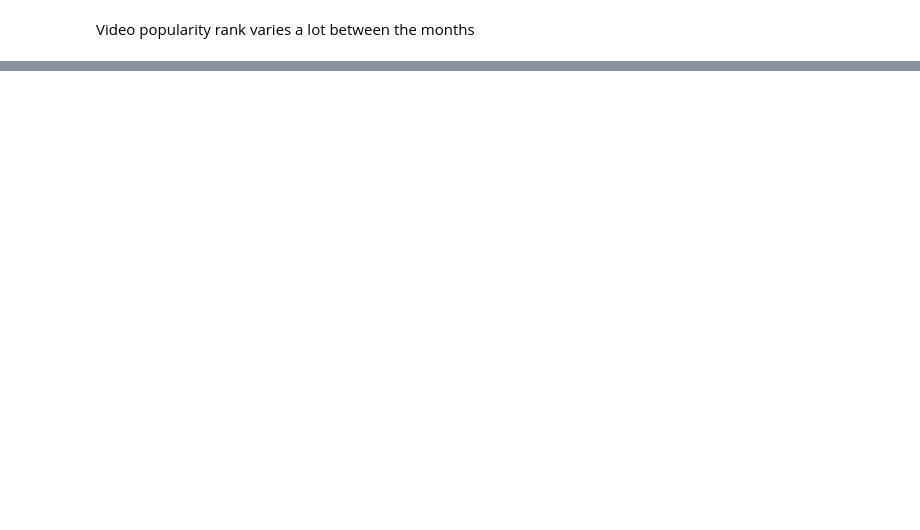
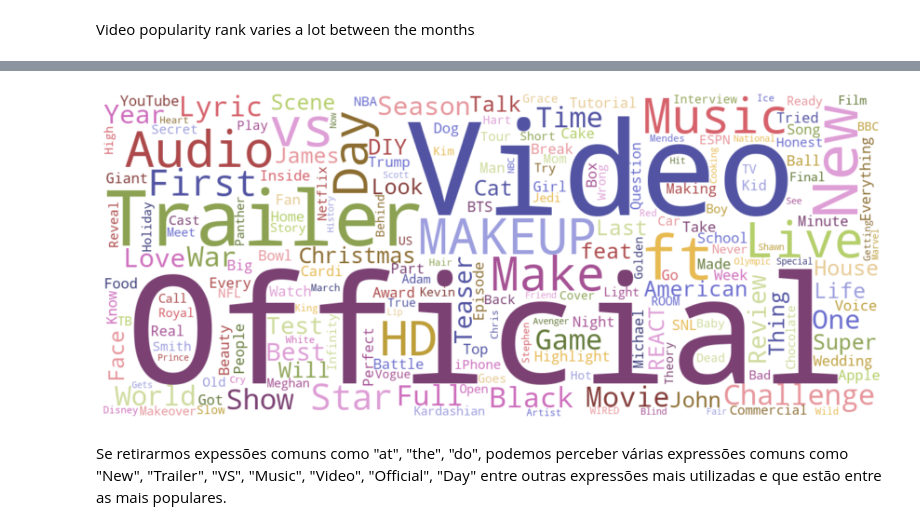
Before and after one commit to criswada/Lovelace, a Jupyter notebook: notebooks/Analise_exploratoria.ipynb, the cells around one changed output, grey strips where cells are left out. Drawn from its saved outputs; the diff is of its cells as text; code cells hidden in the pictures; blank space fills up the shorter version.

```diff
--- a/notebooks/Analise_exploratoria.ipynb
+++ b/notebooks/Analise_exploratoria.ipynb
@@ -251,0 +341,5 @@ df_2018.loc[df.trending_date.dt.month == mon, ['video_id', 'title', var]].groupb
+# %%
+#Vamos verificar as 30 palavras mais utilizados/comuns nos títulos, usando WordCloud vamos fazer uma nuvem de palavras
+words = list(df['title'].apply(lambda x: x.split()))
+words = [x for y in words for x in y]
+Counter(words).most_common(30)
@@ -251,0 +364,11 @@ df_2018.loc[df.trending_date.dt.month == mon, ['video_id', 'title', var]].groupb
+# %%
+word_cloud = wordcloud.WordCloud(width=1200, height=500,
+                         collocations=False, background_color="white",
+                         colormap="tab20b").generate(" ".join(words))
+plt.figure(figsize=(15,10))
+plt.imshow(word_cloud, interpolation='bilinear')
+_ = plt.axis("off")
+# %% [output]
+[figure, added]
+# %% [markdown]
+Se retirarmos expessões comuns como "at", "the", "do", podemos perceber várias expressões comuns como "New", "Trailer", "VS", "Music", "Video", "Official", "Day" entre outras expressões mais utilizadas e que estão entre as mais populares.
```
Also changed, not shown: parts of 17 cells of this notebook.
